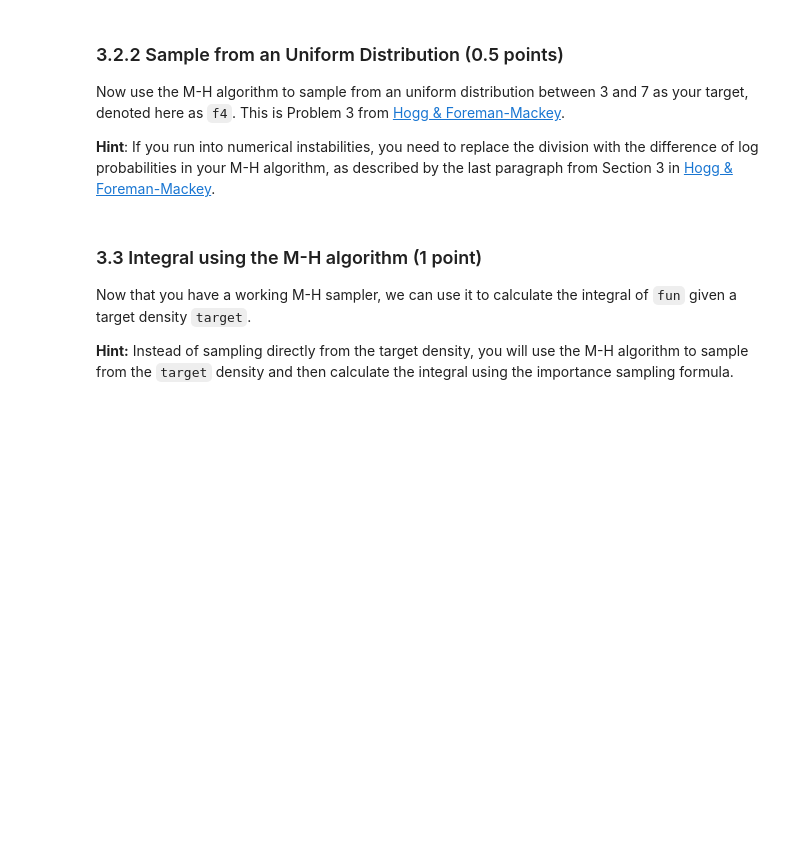
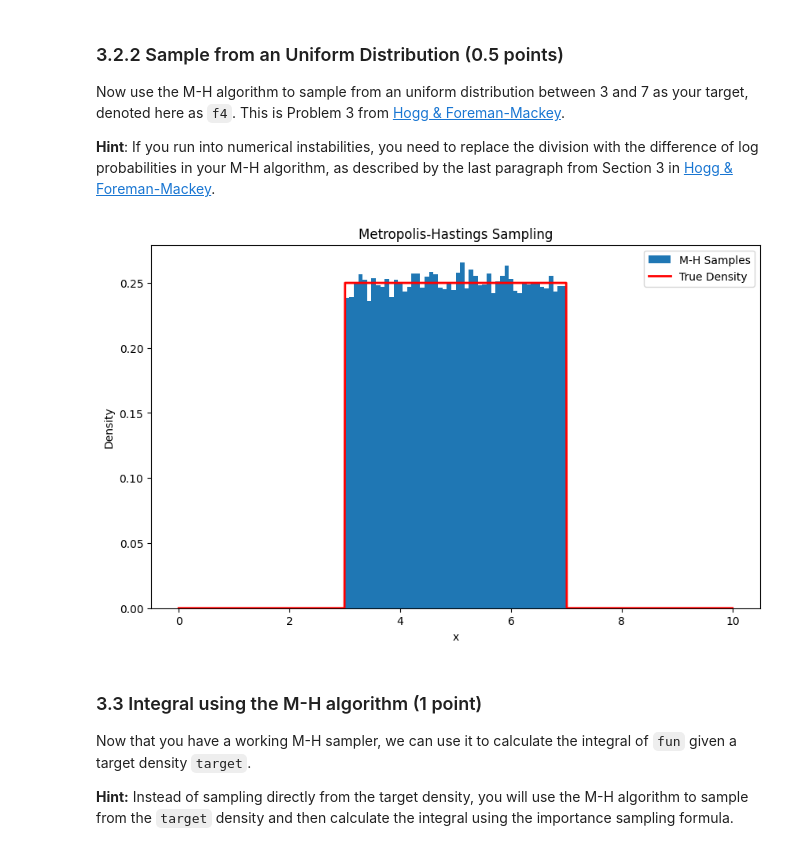
Before and after one commit to FilippMolnar/simulation-based-approximation, a Jupyter notebook: assignment.ipynb, the cells around one changed output. Drawn from its saved outputs; the diff is of its cells as text; code cells hidden in the pictures; blank space fills up the shorter version.

```diff
--- a/assignment.ipynb
+++ b/assignment.ipynb
@@ -1329,35 +1356,44 @@ def metropolis_hastings(n_steps,q):
 
     Parameters:
     - n_steps (int): the number of MCMC steps.
     - q (function): the target distribution.
 
     Returns:
     - list of floats: the generated samples.
     """
     # Sampler parameters
 
-    samples = []
+    samples = [3]
+    curr = 3
 
-    # YOUR CODE HERE
+    for _ in range(n_steps):
+        new_q = normal_rv(curr, 1)
+        acc = min(1, np.log(q(new_q)) - np.log(q(curr)))
+        if np.log(uniform_rv(0, 1)) < np.log(q(new_q)) - np.log(q(curr)):
+            curr = new_q
+
+        samples.append(curr)
 
     return samples
 
 n_steps = 100000  # Number of MCMC steps
 samples = metropolis_hastings(n_steps, q = f4)
 
 # Plotting the results
 plt.figure(figsize = (10, 6))
 plt.hist(samples, bins = 50, density = True, label = "M-H Samples")
 
 # Plotting the true density
 x_values = np.linspace(0, 10, 1000)
 true_density = [f4(x) for x in x_values]
 plt.plot(x_values, true_density, 'r-', lw = 2, label='True Density')
 plt.title('Metropolis-Hastings Sampling')
 plt.xlabel('x')
 plt.ylabel('Density')
 plt.legend()
 plt.show()
+# %% [output]
+[figure, added]
 # %% [markdown]
 ### 3.3 Integral using the M-H algorithm (1 point)
 
```
Also changed, not shown: parts of 21 cells of this notebook.
